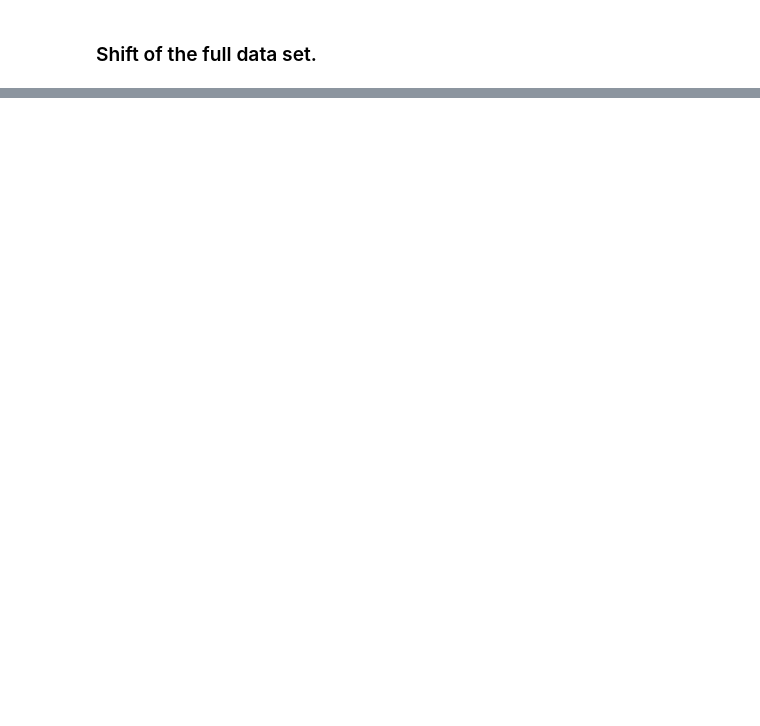
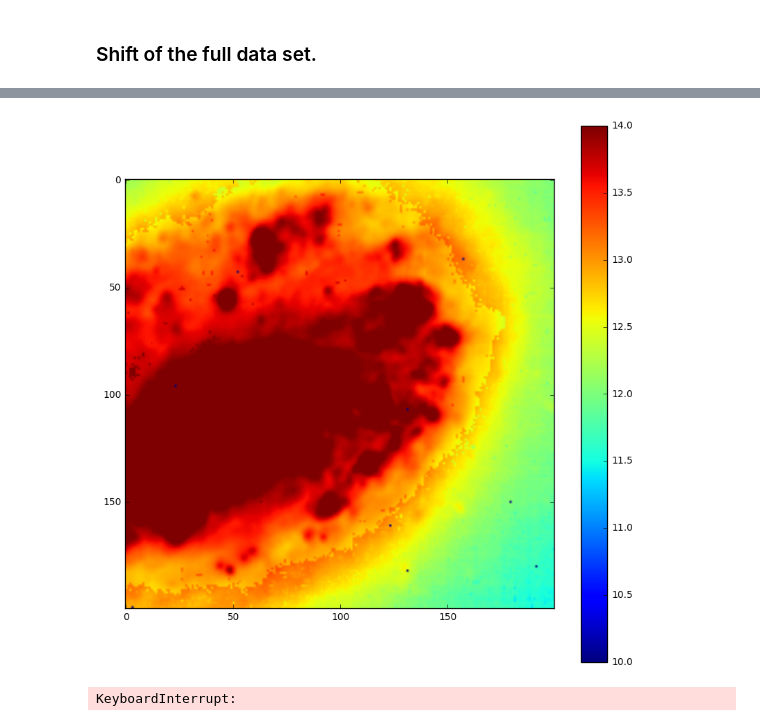
Before and after one commit to abhishekmalali/hcds, a Jupyter notebook: Creating a new matrix.ipynb, the cells around one changed output, grey strips where cells are left out. Drawn from its saved outputs; the diff is of its cells as text; code cells hidden in the pictures; blank space fills up the shorter version.

```diff
--- a/Creating a new matrix.ipynb
+++ b/Creating a new matrix.ipynb
@@ -131,0 +226,12 @@ new_image.shape
+# %%
+%matplotlib inline
+image2D = np.sum(matrix, axis=0)
+image2D[np.invert(np.isfinite(image2D))] = 0
+image2D = np.arcsinh(image2D)
+fig, ax = plt.subplots(figsize = (10, 10))
+color = ax.imshow(image2D, clim = (10, 14));
+fig.colorbar(color);
+plt.show()
+%matplotlib qt4
+# %% [output]
+[figure, added]
@@ -131,0 +259,30 @@ new_image.shape
+# %%
+matrix=new_image # Read the numpy matrix with images in the rows
+
+_m = 6450#_minimum
+_mm = 8000
+
+fig, ax = plt.subplots(figsize = (10, 10))
+color = ax.imshow(image2D, clim = (10, 270), cmap=plt.cm.summer);
+fig.colorbar(color);
+
+title = "6562.8 = H_alpha"
+wait = 0.01
+_k = 0
+
+for i, row in enumerate(matrix[_m-_minimum:_mm-_minimum,:,:]):
+
+    if _m+i in titles:
+        title = titles[_m+i]
+        wait = .3
+        _k = _m+i
+    elif _m+i > _k+10:
+        wait = 0.01
+
+    plt.title("{} / {}".format(_m+i,title),fontsize=30)
+
+    color.set_array(row)
+    plt.pause(wait)
+    plt.show(block = False)
+# %% [output]
+KeyboardInterrupt:
```
Also changed, not shown: parts of 40 cells of this notebook.
